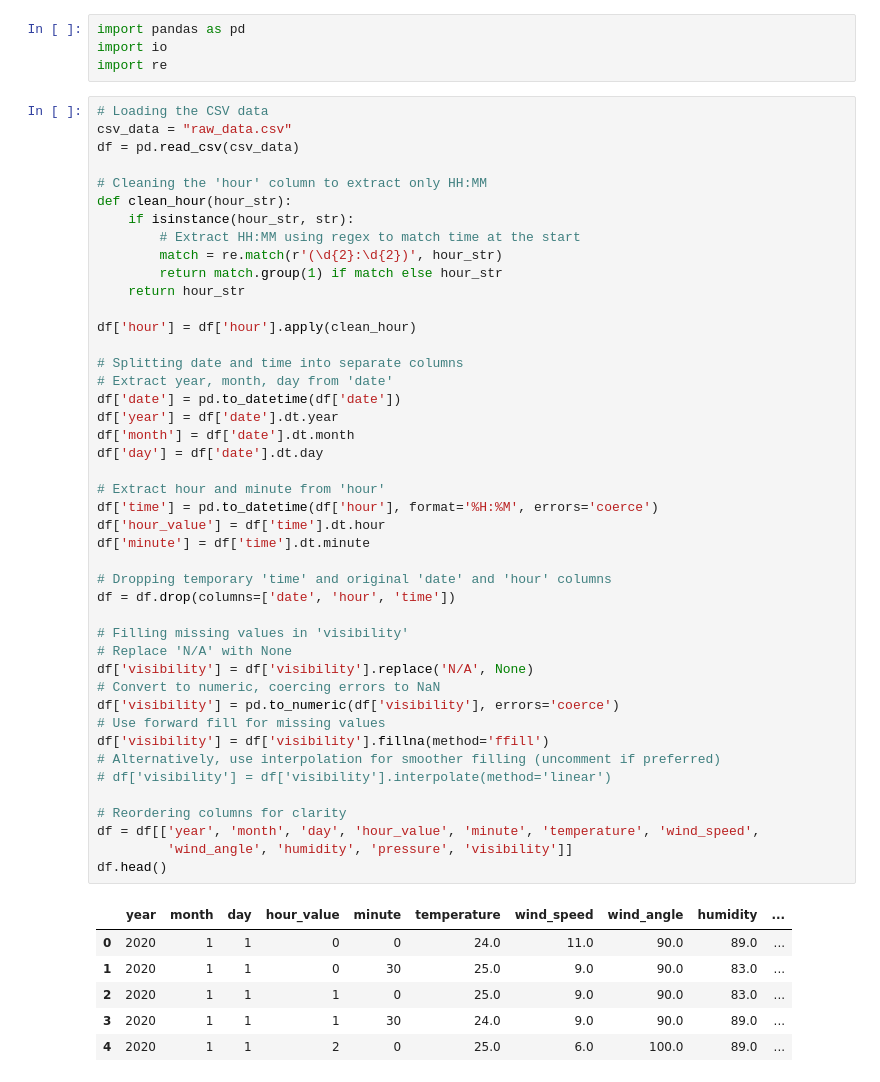
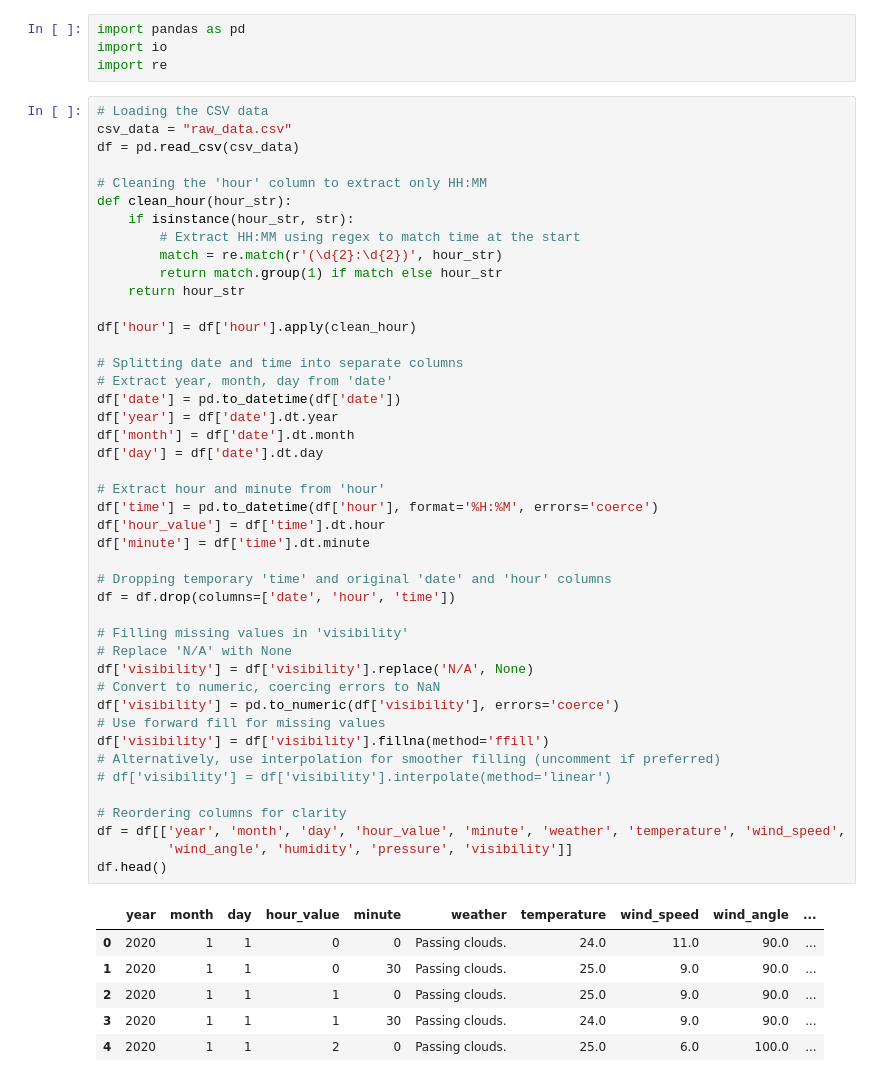
Before and after one commit to WinG-282k4/Weather-forecast, a Jupyter notebook: Clean_data.ipynb, the cells around one changed output. Drawn from its saved outputs; the diff is of its cells as text.

Commit message:
Complete crawl, clean, shortcut data weather

```diff
--- a/Clean_data.ipynb
+++ b/Clean_data.ipynb
@@ -19,37 +19,37 @@ df['hour'] = df['hour'].apply(clean_hour)
 
 # Splitting date and time into separate columns
 # Extract year, month, day from 'date'
 df['date'] = pd.to_datetime(df['date'])
 df['year'] = df['date'].dt.year
 df['month'] = df['date'].dt.month
 df['day'] = df['date'].dt.day
 
 # Extract hour and minute from 'hour'
 df['time'] = pd.to_datetime(df['hour'], format='%H:%M', errors='coerce')
 df['hour_value'] = df['time'].dt.hour
 df['minute'] = df['time'].dt.minute
 
 # Dropping temporary 'time' and original 'date' and 'hour' columns
 df = df.drop(columns=['date', 'hour', 'time'])
 
 # Filling missing values in 'visibility'
 # Replace 'N/A' with None
 df['visibility'] = df['visibility'].replace('N/A', None)
 # Convert to numeric, coercing errors to NaN
 df['visibility'] = pd.to_numeric(df['visibility'], errors='coerce')
 # Use forward fill for missing values
 df['visibility'] = df['visibility'].fillna(method='ffill')
 # Alternatively, use interpolation for smoother filling (uncomment if preferred)
 # df['visibility'] = df['visibility'].interpolate(method='linear')
 
 # Reordering columns for clarity
-df = df[['year', 'month', 'day', 'hour_value', 'minute', 'temperature', 'wind_speed',
+df = df[['year', 'month', 'day', 'hour_value', 'minute', 'weather', 'temperature', 'wind_speed',
          'wind_angle', 'humidity', 'pressure', 'visibility']]
 df.head()
 # %% [output]
-|  | year | month | day | hour_value | minute | temperature | wind_speed | wind_angle | humidity | ... |
-| 0 | 2020 | 1 | 1 | 0 | 0 | 24.0 | 11.0 | 90.0 | 89.0 | ... |
-| 1 | 2020 | 1 | 1 | 0 | 30 | 25.0 | 9.0 | 90.0 | 83.0 | ... |
-| 2 | 2020 | 1 | 1 | 1 | 0 | 25.0 | 9.0 | 90.0 | 83.0 | ... |
-| 3 | 2020 | 1 | 1 | 1 | 30 | 24.0 | 9.0 | 90.0 | 89.0 | ... |
-| 4 | 2020 | 1 | 1 | 2 | 0 | 25.0 | 6.0 | 100.0 | 89.0 | ... |
+|  | year | month | day | hour_value | minute | weather | temperature | wind_speed | wind_angle | ... |
+| 0 | 2020 | 1 | 1 | 0 | 0 | Passing clouds. | 24.0 | 11.0 | 90.0 | ... |
+| 1 | 2020 | 1 | 1 | 0 | 30 | Passing clouds. | 25.0 | 9.0 | 90.0 | ... |
+| 2 | 2020 | 1 | 1 | 1 | 0 | Passing clouds. | 25.0 | 9.0 | 90.0 | ... |
+| 3 | 2020 | 1 | 1 | 1 | 30 | Passing clouds. | 24.0 | 9.0 | 90.0 | ... |
+| 4 | 2020 | 1 | 1 | 2 | 0 | Passing clouds. | 25.0 | 6.0 | 100.0 | ... |
```
Also changed, not shown: parts of 2 cells of this notebook, 8 other files.
